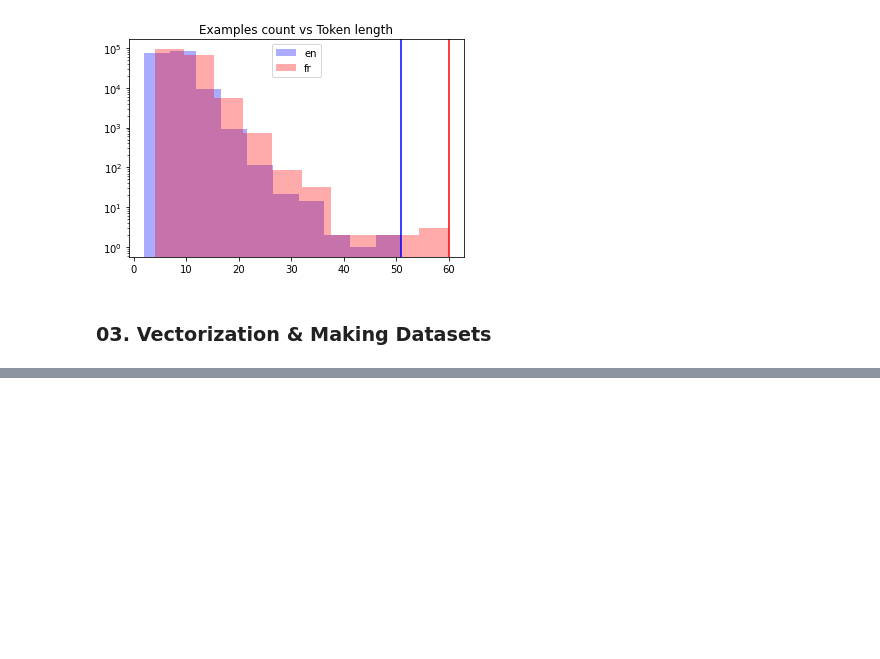
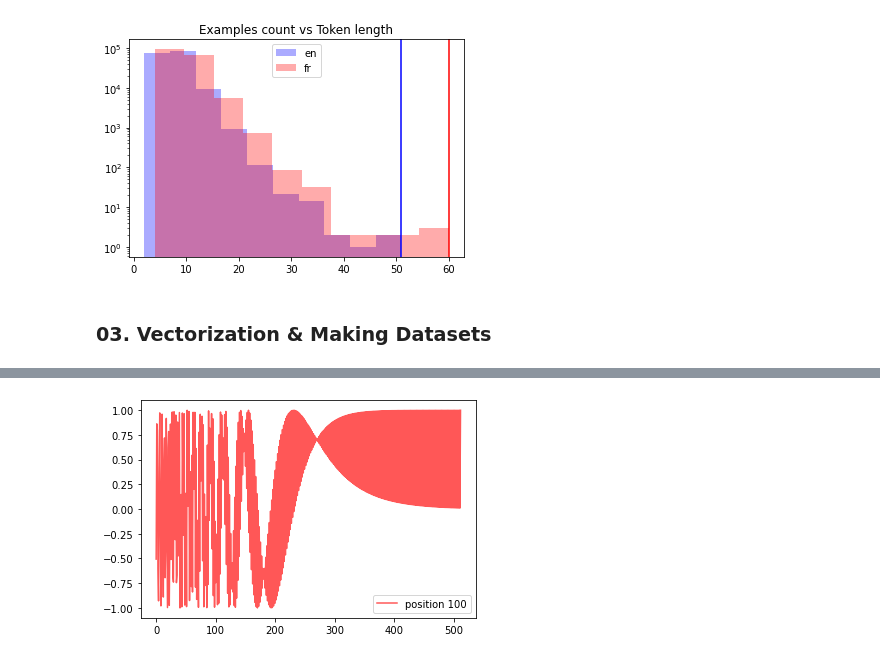
Before and after one commit to Manny-97/Transformer-Model-With-Attention, a Jupyter notebook: transformer.ipynb, the cells around one changed output, grey strips where cells are left out. Saved outputs shown, nothing was run; the diff lists cells and outputs as text; code cells hidden in the pictures; blank space fills up the shorter version.

```diff
--- a/transformer.ipynb
+++ b/transformer.ipynb
@@ -96,0 +253,10 @@ plt.show()
+# %%
+with open("posenc-2048-512.pickle", "rb") as fp:
+    pos_matrix = pickle.load(fp)
+assert pos_matrix.shape == (2048, 512)
+# Plot two curves from different position
+plt.plot(pos_matrix[100], alpha=0.66, color="red", label="position 100")
+plt.legend()
+plt.show()
+# %% [output]
+[figure, added]
```
Also changed, not shown: parts of 29 cells of this notebook.
